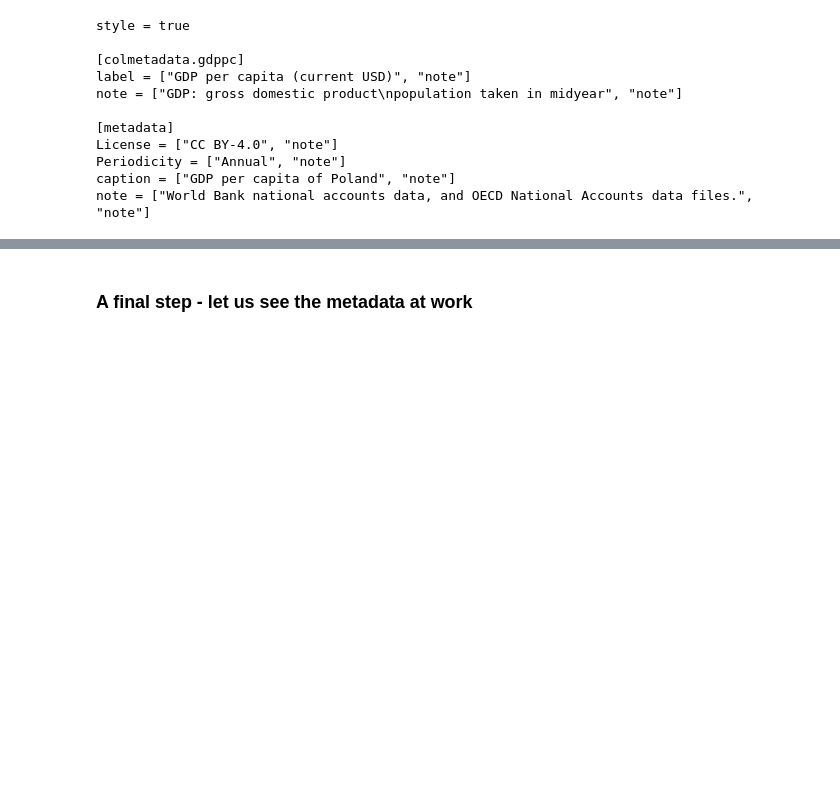
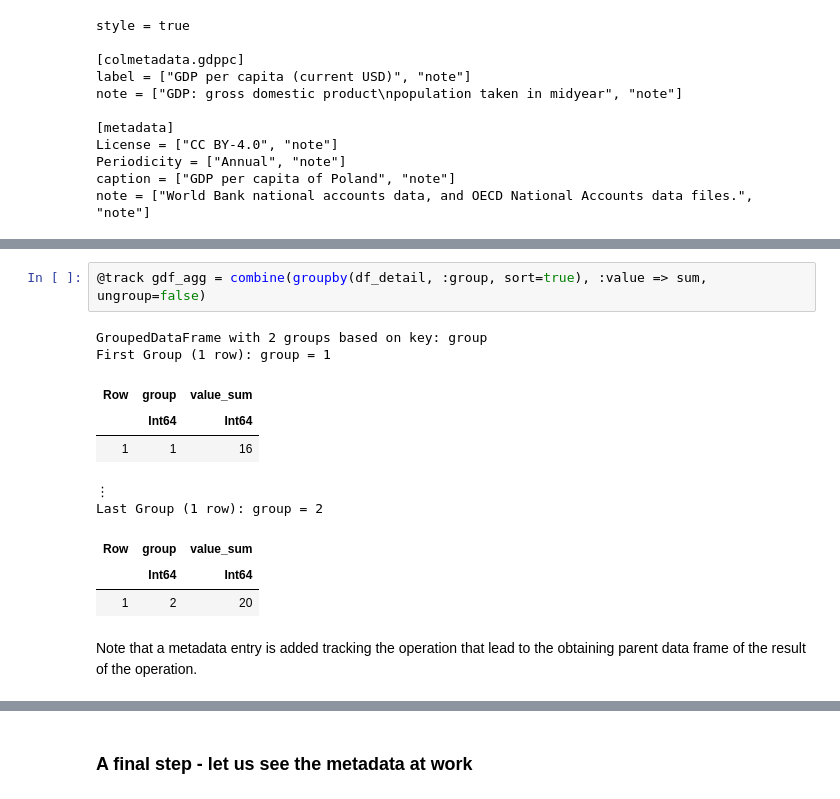
Before and after one commit to JuliaData/TableMetadataTools.jl, a Jupyter notebook: docs/demo.ipynb, the cells around one changed output, grey strips where cells are left out. Cells and saved outputs as stored; diff of their text form; blank space fills up the shorter version.

```diff
--- a/docs/demo.ipynb
+++ b/docs/demo.ipynb
@@ -316,0 +335,15 @@ note = ["World Bank national accounts data, and OECD National Accounts data file
+# %%
+@track gdf_agg = combine(groupby(df_detail, :group, sort=true), :value => sum, ungroup=false)
+# %% [output]
+GroupedDataFrame with 2 groups based on key: group
+First Group (1 row): group = 1
+| Row | group | value_sum |
+|  | Int64 | Int64 |
+| 1 | 1 | 16 |
+⋮
+Last Group (1 row): group = 2
+| Row | group | value_sum |
+|  | Int64 | Int64 |
+| 1 | 2 | 20 |
+# %% [markdown]
+Note that a metadata entry is added tracking the operation that lead to the obtaining parent data frame of the result of the operation.
```
Also changed, not shown: parts of 7 cells of this notebook, 2 other files.
